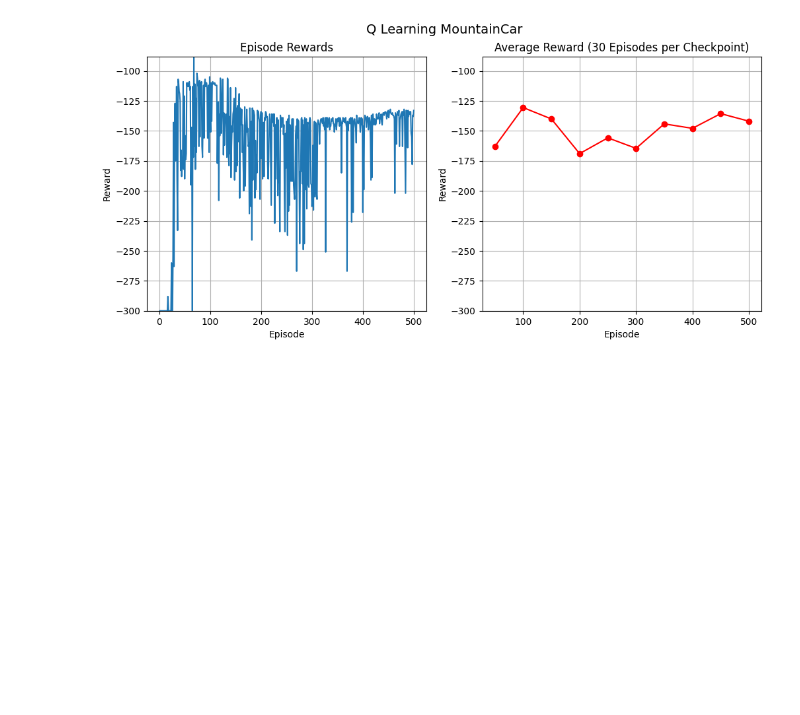
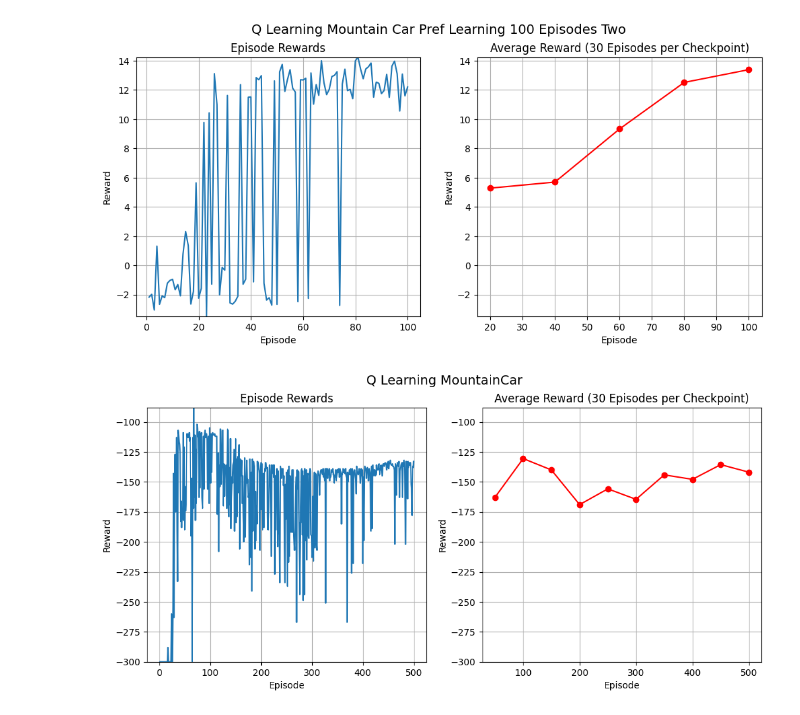
Before and after one commit to BurmanT/TAMER, a Jupyter notebook: plotting_results.ipynb, the cells around one changed output. Saved outputs shown, nothing was run; the diff lists cells and outputs as text; code cells hidden in the pictures; blank space fills up the shorter version.

```diff
--- a/plotting_results.ipynb
+++ b/plotting_results.ipynb
@@ -69,3 +69,8 @@ plot_episodic_rewards(df_cp_two, "Q Learning Cartpole Two")
+# %%
+df_mc_save_eval_two = pd.read_csv("/Users/tanushreeburman/HumanFeedbackRL/TAMER/tamer/logs/episode/mc_pref_learning_200ts_100eps_two.csv")
+plot_episodic_rewards(df_mc_save_eval_two, "Q Learning Mountain Car Pref Learning 100 Episodes Two")
+# %% [output]
+[figure, added]
 # %%
 df_mountaincar = pd.read_csv("/Users/tanushreeburman/HumanFeedbackRL/TAMER/tamer/logs/episode/500eps_mc.csv")
 plot_episodic_rewards(df_mountaincar, "Q Learning MountainCar")
```
Also changed, not shown: parts of 3 cells of this notebook, 5 other files.
